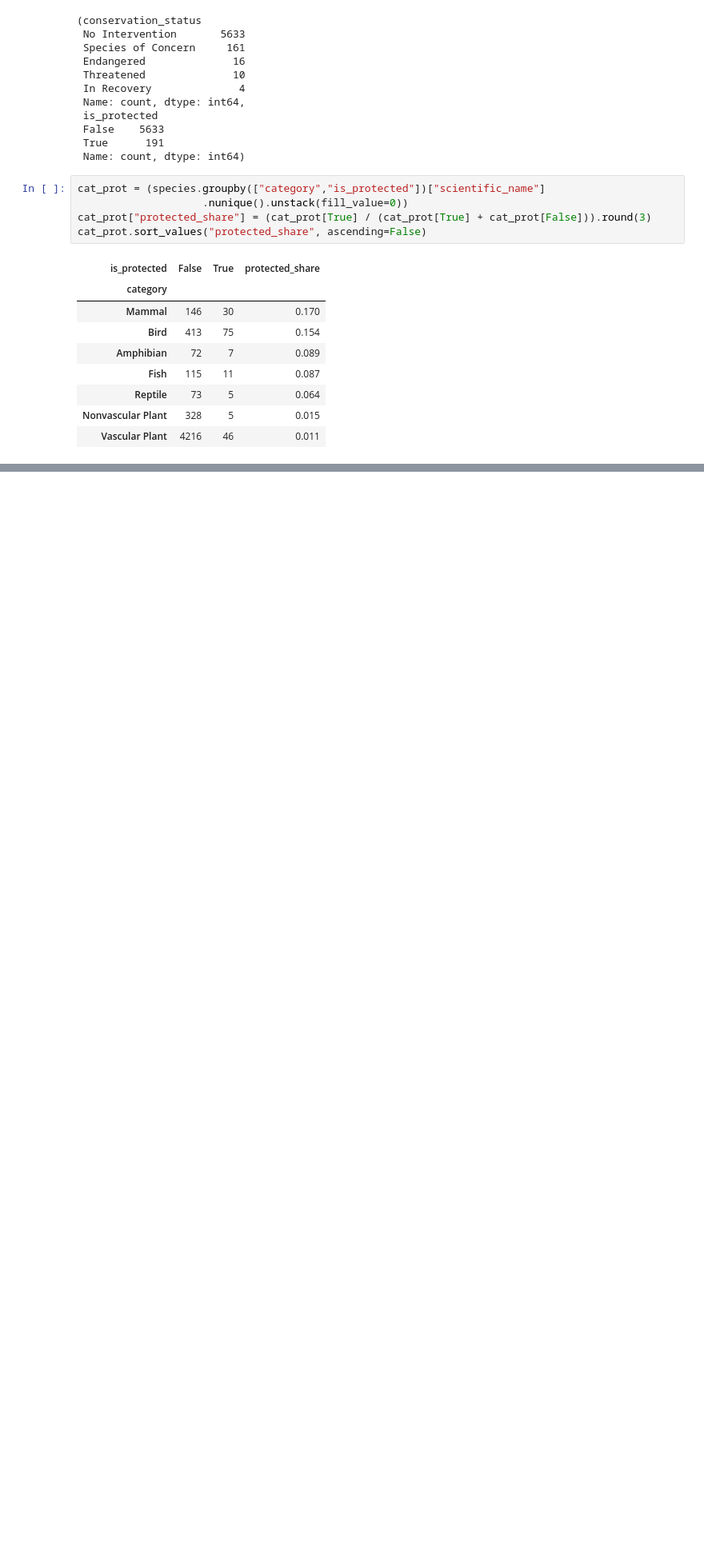
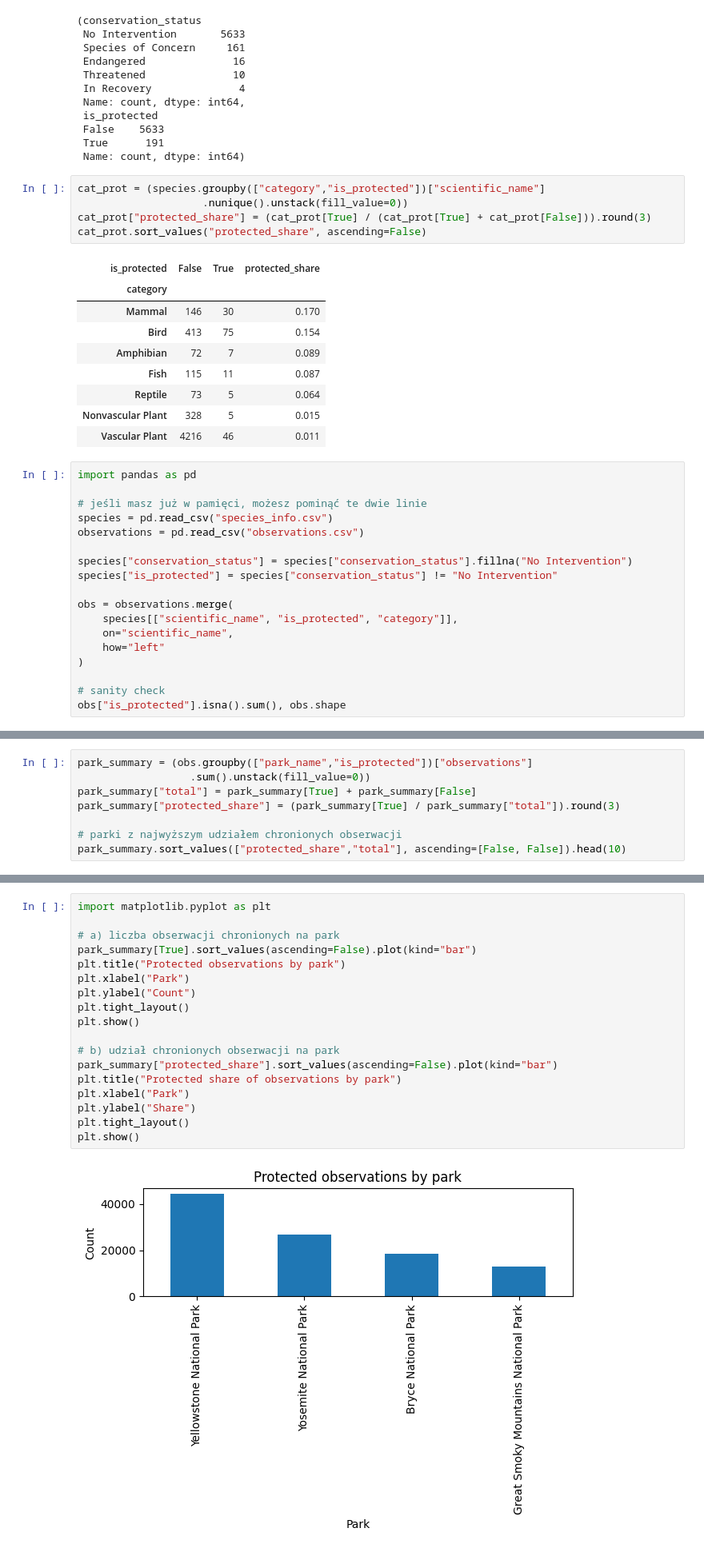
Before and after one commit to ad0wski/biodiversity-starter, a Jupyter notebook: biodiversity.ipynb, the cells around one changed output, grey strips where cells are left out. Shown: that part at 80% size. Drawn from its saved outputs; the diff is of its cells as text; blank space fills up the shorter version.

Commit message:
Park-level analysis: merge + protected counts and shares + plots

```diff
--- a/biodiversity.ipynb
+++ b/biodiversity.ipynb
@@ -171,3 +171,21 @@ cat_prot.sort_values("protected_share", ascending=False)
 | Reptile | 73 | 5 | 0.064 |
 | Nonvascular Plant | 328 | 5 | 0.015 |
 | Vascular Plant | 4216 | 46 | 0.011 |
+# %%
+import pandas as pd
+
+# jeśli masz już w pamięci, możesz pominąć te dwie linie
+species = pd.read_csv("species_info.csv")
+observations = pd.read_csv("observations.csv")
+
+species["conservation_status"] = species["conservation_status"].fillna("No Intervention")
+species["is_protected"] = species["conservation_status"] != "No Intervention"
+
+obs = observations.merge(
+    species[["scientific_name", "is_protected", "category"]],
+    on="scientific_name",
+    how="left"
+)
+
+# sanity check
+obs["is_protected"].isna().sum(), obs.shape
@@ -173,0 +194,8 @@ cat_prot.sort_values("protected_share", ascending=False)
+# %%
+park_summary = (obs.groupby(["park_name","is_protected"])["observations"]
+                  .sum().unstack(fill_value=0))
+park_summary["total"] = park_summary[True] + park_summary[False]
+park_summary["protected_share"] = (park_summary[True] / park_summary["total"]).round(3)
+
+# parki z najwyższym udziałem chronionych obserwacji
+park_summary.sort_values(["protected_share","total"], ascending=[False, False]).head(10)
@@ -173,0 +209,20 @@ cat_prot.sort_values("protected_share", ascending=False)
+# %%
+import matplotlib.pyplot as plt
+
+# a) liczba obserwacji chronionych na park
+park_summary[True].sort_values(ascending=False).plot(kind="bar")
+plt.title("Protected observations by park")
+plt.xlabel("Park")
+plt.ylabel("Count")
+plt.tight_layout()
+plt.show()
+
+# b) udział chronionych obserwacji na park
+park_summary["protected_share"].sort_values(ascending=False).plot(kind="bar")
+plt.title("Protected share of observations by park")
+plt.xlabel("Park")
+plt.ylabel("Share")
+plt.tight_layout()
+plt.show()
+# %% [output]
+[figure, added]
```
Also changed, not shown: parts of 3 cells of this notebook.
